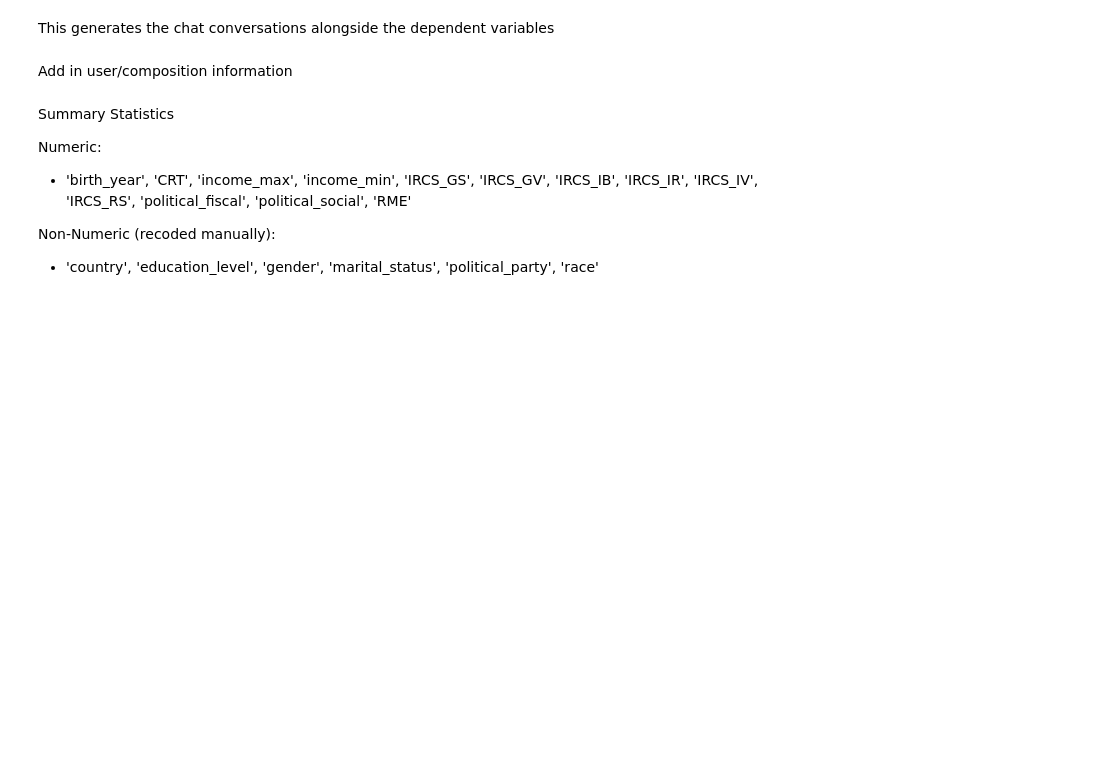
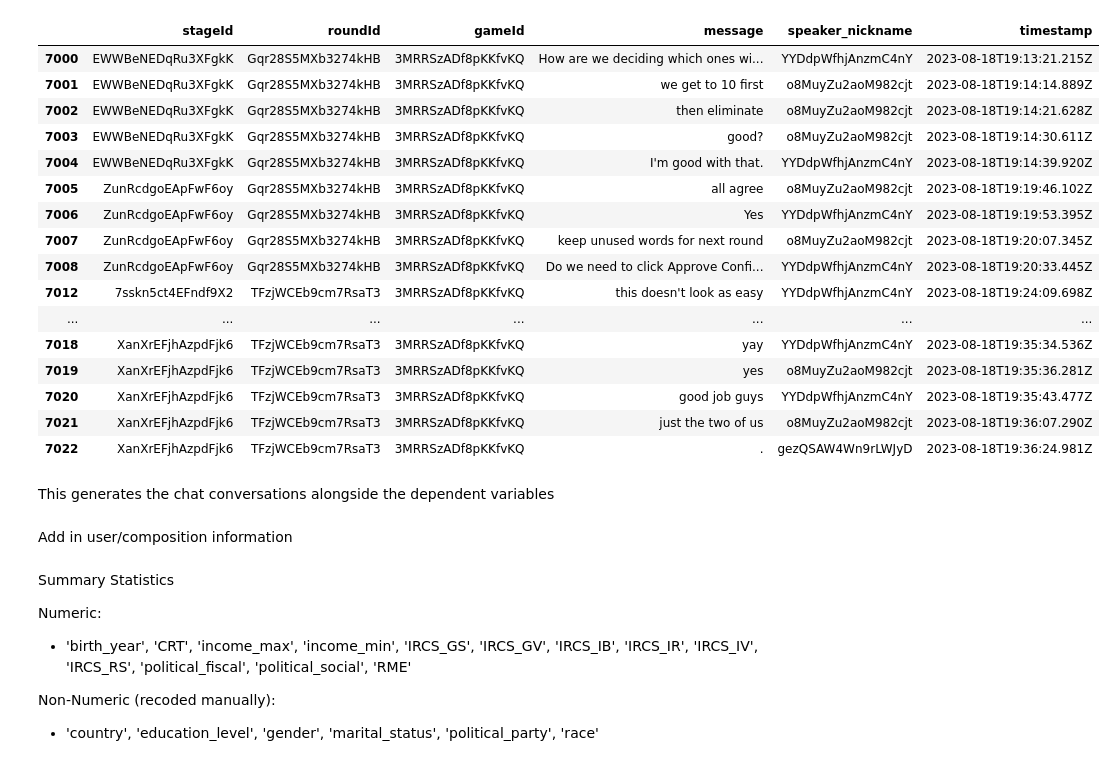
Before and after one commit to Watts-Lab/team_comm_tools, a Jupyter notebook: feature_engine/data/cleaning_scripts/multi_task_data_cleaning.ipynb, the cells around one changed output. Saved outputs shown, nothing was run; the diff lists cells and outputs as text; code cells hidden in the pictures; blank space fills up the shorter version.

```diff
--- a/feature_engine/data/cleaning_scripts/multi_task_data_cleaning.ipynb
+++ b/feature_engine/data/cleaning_scripts/multi_task_data_cleaning.ipynb
@@ -166,4 +123,24 @@ conversations_raw.to_csv('../raw_data/multi_task_conversations.csv')
 # %%
-conversations_raw = pd.read_csv('../raw_data/multi_task_conversations.csv')
+conversations_raw = pd.read_csv('../raw_data/multi_task_conversations.csv').sort_values(['gameId', 'roundId', 'stageId','timestamp'])
+# %%
+conversations_raw.head(20)
+# %% [output]
+|  | stageId | roundId | gameId | message | speaker_nickname | timestamp |
+| 7000 | EWWBeNEDqRu3XFgkK | Gqr28S5MXb3274kHB | 3MRRSzADf8pKKfvKQ | How are we deciding which ones wi... | YYDdpWfhjAnzmC4nY | 2023-08-18T19:13:21.215Z |
+| 7001 | EWWBeNEDqRu3XFgkK | Gqr28S5MXb3274kHB | 3MRRSzADf8pKKfvKQ | we get to 10 first | o8MuyZu2aoM982cjt | 2023-08-18T19:14:14.889Z |
+| 7002 | EWWBeNEDqRu3XFgkK | Gqr28S5MXb3274kHB | 3MRRSzADf8pKKfvKQ | then eliminate | o8MuyZu2aoM982cjt | 2023-08-18T19:14:21.628Z |
+| 7003 | EWWBeNEDqRu3XFgkK | Gqr28S5MXb3274kHB | 3MRRSzADf8pKKfvKQ | good? | o8MuyZu2aoM982cjt | 2023-08-18T19:14:30.611Z |
+| 7004 | EWWBeNEDqRu3XFgkK | Gqr28S5MXb3274kHB | 3MRRSzADf8pKKfvKQ | I'm good with that. | YYDdpWfhjAnzmC4nY | 2023-08-18T19:14:39.920Z |
+| 7005 | ZunRcdgoEApFwF6oy | Gqr28S5MXb3274kHB | 3MRRSzADf8pKKfvKQ | all agree | o8MuyZu2aoM982cjt | 2023-08-18T19:19:46.102Z |
+| 7006 | ZunRcdgoEApFwF6oy | Gqr28S5MXb3274kHB | 3MRRSzADf8pKKfvKQ | Yes | YYDdpWfhjAnzmC4nY | 2023-08-18T19:19:53.395Z |
+| 7007 | ZunRcdgoEApFwF6oy | Gqr28S5MXb3274kHB | 3MRRSzADf8pKKfvKQ | keep unused words for next round | o8MuyZu2aoM982cjt | 2023-08-18T19:20:07.345Z |
+| 7008 | ZunRcdgoEApFwF6oy | Gqr28S5MXb3274kHB | 3MRRSzADf8pKKfvKQ | Do we need to click Approve Confi... | YYDdpWfhjAnzmC4nY | 2023-08-18T19:20:33.445Z |
+| 7012 | 7sskn5ct4EFndf9X2 | TFzjWCEb9cm7RsaT3 | 3MRRSzADf8pKKfvKQ | this doesn't look as easy | YYDdpWfhjAnzmC4nY | 2023-08-18T19:24:09.698Z |
+| ... | ... | ... | ... | ... | ... | ... |
+| 7018 | XanXrEFjhAzpdFjk6 | TFzjWCEb9cm7RsaT3 | 3MRRSzADf8pKKfvKQ | yay | YYDdpWfhjAnzmC4nY | 2023-08-18T19:35:34.536Z |
+| 7019 | XanXrEFjhAzpdFjk6 | TFzjWCEb9cm7RsaT3 | 3MRRSzADf8pKKfvKQ | yes | o8MuyZu2aoM982cjt | 2023-08-18T19:35:36.281Z |
+| 7020 | XanXrEFjhAzpdFjk6 | TFzjWCEb9cm7RsaT3 | 3MRRSzADf8pKKfvKQ | good job guys | YYDdpWfhjAnzmC4nY | 2023-08-18T19:35:43.477Z |
+| 7021 | XanXrEFjhAzpdFjk6 | TFzjWCEb9cm7RsaT3 | 3MRRSzADf8pKKfvKQ | just the two of us | o8MuyZu2aoM982cjt | 2023-08-18T19:36:07.290Z |
+| 7022 | XanXrEFjhAzpdFjk6 | TFzjWCEb9cm7RsaT3 | 3MRRSzADf8pKKfvKQ | . | gezQSAW4Wn9rLWJyD | 2023-08-18T19:36:24.981Z |
 # %% [markdown]
 This generates the chat conversations alongside the dependent variables
```
Also changed, not shown: parts of 21 cells of this notebook, 6 other files.
